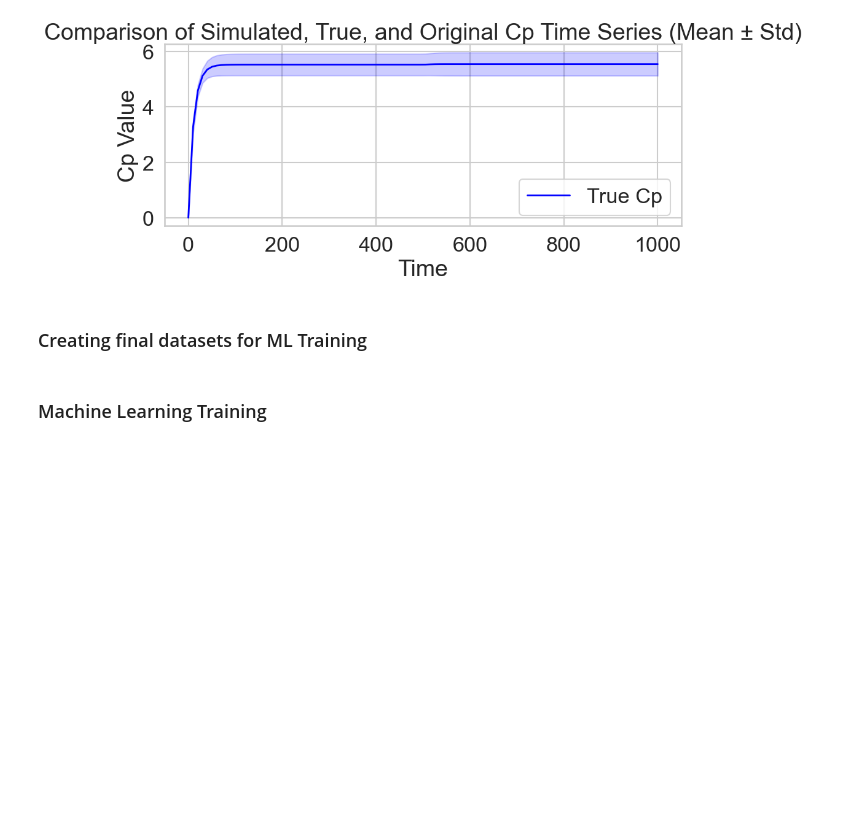
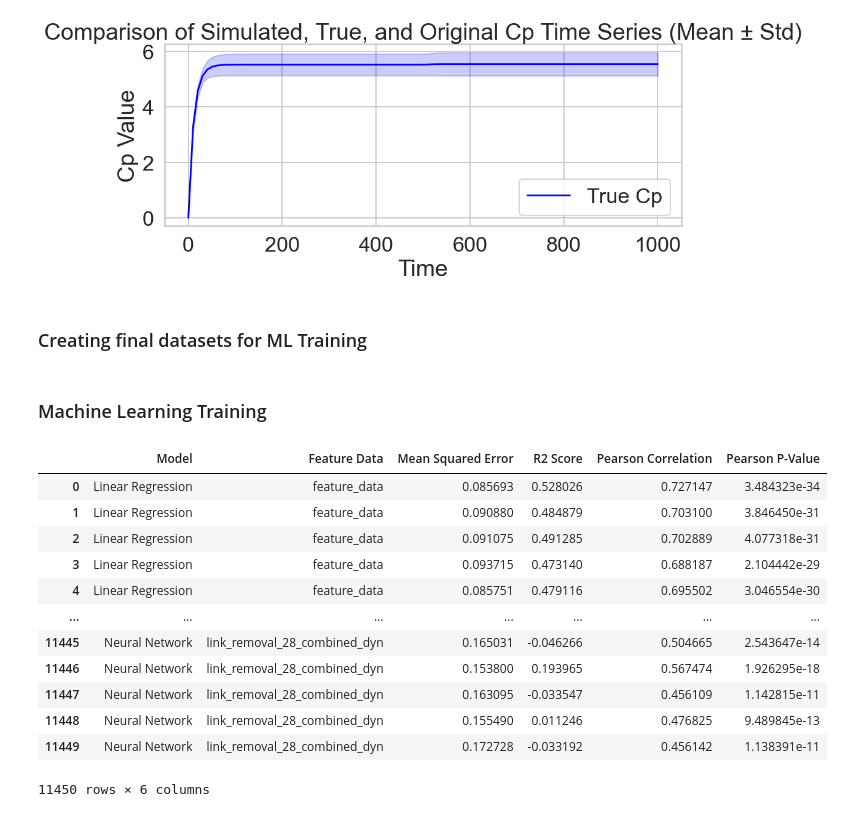
Before and after one commit to AnEvilBurrito/new-peak-project, a Jupyter notebook: src/notebooks/exp/exp19_null_param_topology.ipynb, the cells around one changed output. Cells and saved outputs as stored; diff of their text form; code cells hidden in the pictures; blank space fills up the shorter version.

```diff
--- a/src/notebooks/exp/exp19_null_param_topology.ipynb
+++ b/src/notebooks/exp/exp19_null_param_topology.ipynb
@@ -878,11 +878,11 @@ for i in range(len(last_time_data_link_rm)):
     link_removal_dynamic_combined.append(pd.concat([feature_data, dynamic_data_link_rm[i]], axis=1))
 
 # create labels for the link removal data
-link_removal_last_time_labels = [f'link_removal_{i}_last_time' for i in range(len(last_time_data_link_rm))]
-link_removal_dynamic_labels = [f'link_removal_{i}_dynamic' for i in range(len(dynamic_data_link_rm))]
+link_removal_last_time_labels = [f'link_removal_{i+1}_last_time' for i in range(len(last_time_data_link_rm))]
+link_removal_dynamic_labels = [f'link_removal_{i+1}_dynamic' for i in range(len(dynamic_data_link_rm))]
 # create labels for the combined data
-combined_lp_labels = [f'combined_lp_{i}' for i in range(len(link_removal_last_time_combined))]
-combined_dyn_labels = [f'combined_dyn_{i}' for i in range(len(link_removal_dynamic_combined))]
+combined_lp_labels = [f'link_removal_{i+1}_combined_lp' for i in range(len(link_removal_last_time_combined))]
+combined_dyn_labels = [f'link_removal_{i+1}_combined_dyn' for i in range(len(link_removal_dynamic_combined))]
 
 # add into feature_data_list and feature_data_names
 feature_data_list.extend(last_time_data_link_rm)
@@ -896,32 +896,45 @@ feature_data_names.extend(combined_dyn_labels)
 # %% [markdown]
 ### Machine Learning Training
 # %%
+from sklearn.pipeline import Pipeline
+from sklearn.impute import SimpleImputer
+
+def build_pipeline(model, scale=False):
+    steps = [('imputer', SimpleImputer(strategy='mean'))]
+    if scale:
+        steps.append(('scaler', StandardScaler()))
+    steps.append(('model', model))
+    return Pipeline(steps)
+
+
+
 def evaluate_model(model, model_name, feature_data, feature_data_name, target_data, test_size=0.2, random_state=4):
-    X_train, X_test, y_train, y_test = train_test_split(feature_data, target_data, test_size=test_size, random_state=random_state)
+    # Align rows between X and y
+    common_idx = feature_data.index.intersection(target_data.index)
+    X = feature_data.loc[common_idx]
+    y = target_data.loc[common_idx]
+
+    X_train, X_test, y_train, y_test = train_test_split(X, y, test_size=test_size, random_state=random_state)
     model.fit(X_train, y_train)
     y_pred = model.predict(X_test)
-    # return a dictionary of the model performance
-    return {'Model': model_name,
-            'Feature Data': feature_data_name,
-            'Mean Squared Error': mean_squared_error(y_test, y_pred),
-            'R2 Score': r2_score(y_test, y_pred),
-            'Pearson Correlation': pearsonr(y_test, y_pred)[0],
-            'Pearson P-Value': pearsonr(y_test, y_pred)[1]
-            }
-# create a linear regression model
-lm = LinearRegression()
-# create a random forest model
-rf = RandomForestRegressor(n_estimators=100, random_state=o_random_seed)
-# create a gradient boosting model
-gb = GradientBoostingRegressor(n_estimators=100, random_state=o_random_seed)
-# create a support vector machine model
-svr = SVR(max_iter=10000)
-scaled_svr = Pipeline([('scaler', StandardScaler()), ('svr', svr)])
-# create a neural network model (simple)
-nn = MLPRegressor(hidden_layer_sizes=(20,), max_iter=10000, random_state=o_random_seed)
-scaled_nn = Pipeline([('scaler', StandardScaler()), ('nn', nn)])
 
-all_models = [lm, rf, gb, scaled_svr, scaled_nn]
+    return {
+        'Model': model_name,
+        'Feature Data': feature_data_name,
+        'Mean Squared Error': mean_squared_error(y_test, y_pred),
+        'R2 Score': r2_score(y_test, y_pred),
+        'Pearson Correlation': pearsonr(y_test, y_pred)[0],
+        'Pearson P-Value': pearsonr(y_test, y_pred)[1]
+    }
+
+all_models = [
+    build_pipeline(LinearRegression()),
+    build_pipeline(RandomForestRegressor(n_estimators=100, random_state=o_random_seed)),
+    build_pipeline(GradientBoostingRegressor(n_estimators=100, random_state=o_random_seed)),
+    build_pipeline(SVR(max_iter=10000), scale=True),
+    build_pipeline(MLPRegressor(hidden_layer_sizes=(20,), max_iter=10000, random_state=o_random_seed), scale=True)
+]
+
 all_models_desc = ['Linear Regression', 'Random Forest', 'Gradient Boosting', 'Support Vector Machine', 'Neural Network']
 zipped_model_data = list(zip(all_models, all_models_desc))
 all_features = feature_data_list
@@ -932,33 +945,47 @@ zipped_feature_data = list(zip(all_features, all_features_desc))
 np.random.seed(o_random_seed)
 n_random = 10
 all_random_states = np.random.randint(0, 10000, n_random)
 
 parallelise = True
 from tqdm import tqdm
 # tqdm is a progress bar library, use it to show the progress of the model evaluation
 metric_data = []
 if not parallelise:
     for (feature_data, feature_data_name) in tqdm(zipped_feature_data):
         # print('Feature Data:', feature_data_name)
         # print('Feature Data Shape:', feature_data.shape)
         for (model, model_name) in zipped_model_data:
             # print('Model:', model_name)
             for rand in all_random_states:
                 metrics = evaluate_model(model, model_name, feature_data, feature_data_name, target_data['Cp'], random_state=rand)
                 metric_data.append(metrics)
 
 else:
     # parallelise the model evaluation process using joblib
     from joblib import Parallel, delayed
 
     metric_data = Parallel(n_jobs=-1)(delayed(evaluate_model)(model, model_name, feature_data, feature_data_name, target_data['Cp'], random_state=rand)
                                     for (feature_data, feature_data_name) in zipped_feature_data
                                     for (model, model_name) in zipped_model_data
                                     for rand in all_random_states)
 
 # make a dataframe of the metric data
 metric_df = pd.DataFrame(metric_data)
 metric_df
+# %% [output]
+|  | Model | Feature Data | Mean Squared Error | R2 Score | Pearson Correlation | Pearson P-Value |
+| 0 | Linear Regression | feature_data | 0.085693 | 0.528026 | 0.727147 | 3.484323e-34 |
+| 1 | Linear Regression | feature_data | 0.090880 | 0.484879 | 0.703100 | 3.846450e-31 |
+| 2 | Linear Regression | feature_data | 0.091075 | 0.491285 | 0.702889 | 4.077318e-31 |
+| 3 | Linear Regression | feature_data | 0.093715 | 0.473140 | 0.688187 | 2.104442e-29 |
+| 4 | Linear Regression | feature_data | 0.085751 | 0.479116 | 0.695502 | 3.046554e-30 |
+| ... | ... | ... | ... | ... | ... | ... |
+| 11445 | Neural Network | link_removal_28_combined_dyn | 0.165031 | -0.046266 | 0.504665 | 2.543647e-14 |
+| 11446 | Neural Network | link_removal_28_combined_dyn | 0.153800 | 0.193965 | 0.567474 | 1.926295e-18 |
+| 11447 | Neural Network | link_removal_28_combined_dyn | 0.163095 | -0.033547 | 0.456109 | 1.142815e-11 |
+| 11448 | Neural Network | link_removal_28_combined_dyn | 0.155490 | 0.011246 | 0.476825 | 9.489845e-13 |
+| 11449 | Neural Network | link_removal_28_combined_dyn | 0.172728 | -0.033192 | 0.456142 | 1.138391e-11 |
+11450 rows × 6 columns
 # %%
 if save_figures:
     metric_df.to_pickle(experiment_folder+'metric_df.pkl')
```
Also changed, not shown: parts of 9 cells of this notebook.
